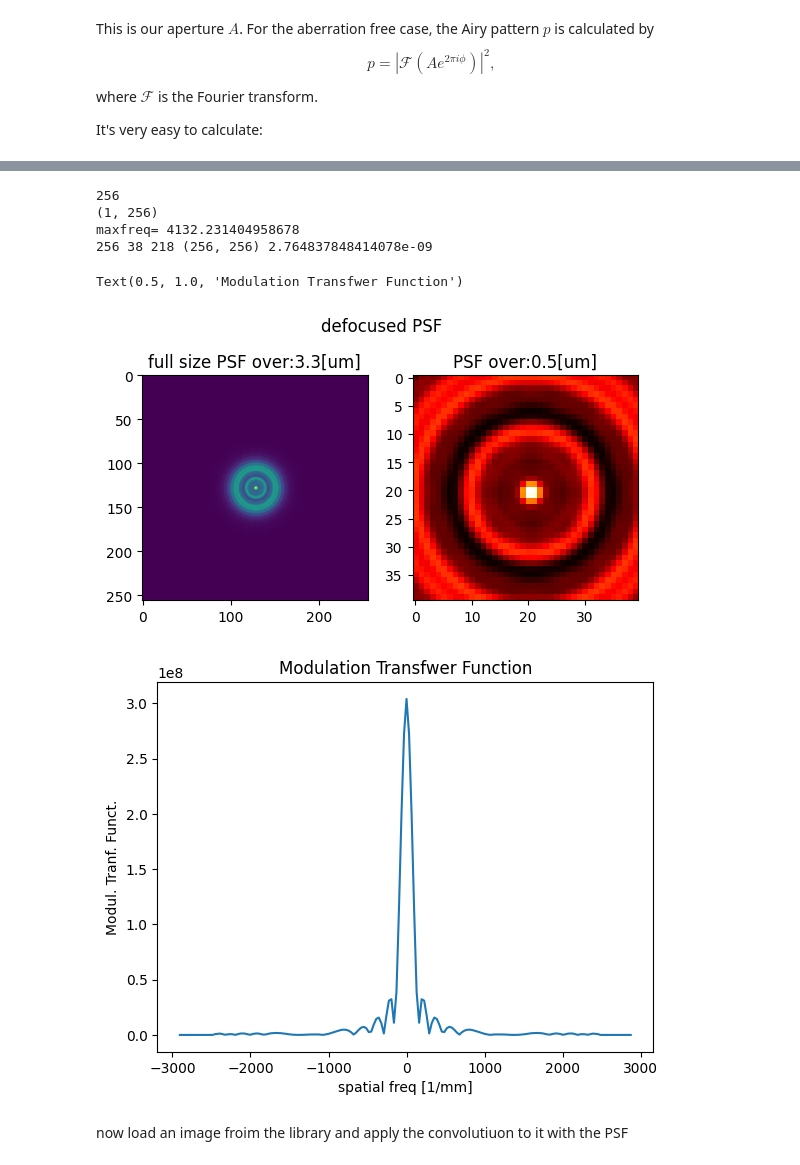
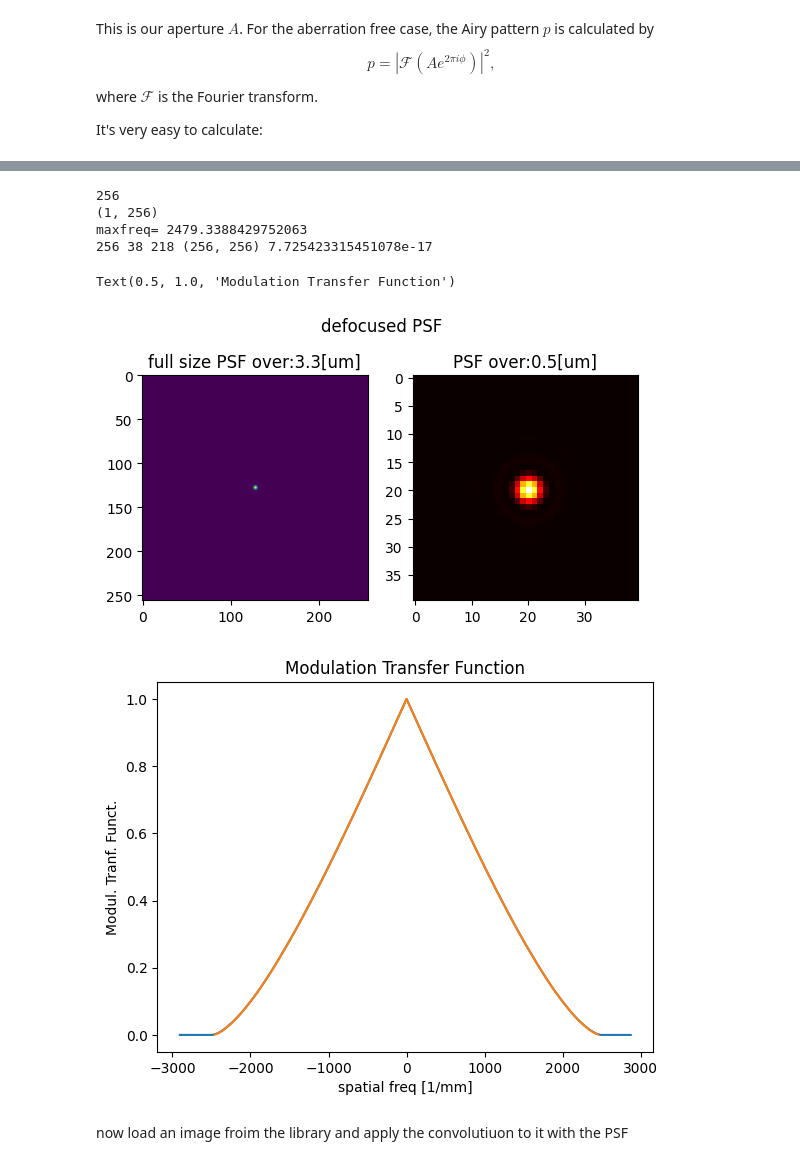
Before and after one commit to Gchirico63/Didattica, a Jupyter notebook: PhysicalPropagation/PSF_Aberrated.ipynb, the cells around one changed output, grey strips where cells are left out. Drawn from its saved outputs; the diff is of its cells as text; code cells hidden in the pictures.

```diff
--- a/PhysicalPropagation/PSF_Aberrated.ipynb
+++ b/PhysicalPropagation/PSF_Aberrated.ipynb
@@ -224,7 +224,7 @@ def Defocus(x,y,wave,R,dR):
 focal   = 22      ### mm
 
 R       = focal ###curvature radius  CHANGE HERE THE PARAMETER TO TRY
-dR      = 0.1 ### defocus parawmeter in mm. TRY TO CHANGE IT HERE
+dR      = 0.0 ### defocus parawmeter in mm. TRY TO CHANGE IT HERE
 
 Complex_defocus = Defocus(xxp,yyp,wave,R,dR)
 print (np.angle(Complex_defocus).max(),xxp.shape,Complex_defocus.shape)
@@ -265,5 +265,11 @@ plt.tight_layout()  # Optimize layout
 # %%
 #### now we compute the airy function or the PSF
+def Ideal_MTF(ucoord, wave,Sprime,diaph):
+  rhom = 2* diaph/wave/Sprime
+  rhoNorm = np.abs(ucoord/rhom)
+  MTF = (2/np.pi)*(np.acos(rhoNorm)-rhoNorm*np.sqrt(1-rhoNorm**2))
+  return MTF
+
 ### use use the defocused pupil that is apD
 
 airy = np.abs(np.fft.fftshift(np.fft.fft2(apD)))**2
@@ -278,41 +284,47 @@ print (sizeL)
 xx,yy     = np.meshgrid(x[0,:],y[0,:])
 dx        = x[0,1]-x[0,0]
 print(xx.shape)
 ############ show it
 F1,A1 = plt.subplots(1,2)
 F1.suptitle('defocused PSF',y=0.85)
 
 A1[0].imshow(defPSF)
 A1[0].set_title('full size PSF over:'+str(np.round(xx.max(),1))+'[um]')
 
 #zoom in
 crop    =   20
 A1[1].imshow(defPSF[a-crop:a+crop,b-crop:b+crop],cmap='hot')
 A1[1].set_title('PSF over:'+str(np.round(xx[0,b-crop:b+crop].max(),1))+'[um]')
 
 ########### comnpute the MTF
 MTF   = np.abs(np.fft.fftshift(np.fft.fft2(defPSF)))
+MTF = MTF/MTF.max()
+
 df = wave*focal/(Mm*pupil_rad*2)
 frequenze   = np.fft.fftshift(np.fft.fftfreq(sizeL,df))
-max_freq  = 2*pupil_rad/focal/wave
-print ('maxfreq=',max_freq)
+MTF_ideal = Ideal_MTF(frequenze,wave,focal,diaph)
+
+max_freq  = 2*diaph/focal/wave
+print ('maxfreq=',max_freq,)
 plt.figure()
 m     =90
 i0    = sizeL//2 - m
 i1    = sizeL//2 + m
 print (sizeL,i0,i1,MTF.shape,MTF[sizeL//2,sizeL//2+m])
 plt.plot(frequenze[i0:i1], MTF[sizeL//2 , i0:i1])
+plt.plot(frequenze[i0:i1], MTF_ideal[i0:i1])
+
 plt.xlabel('spatial freq [1/mm]')
 plt.ylabel('Modul. Tranf. Funct.')
-plt.title('Modulation Transfwer Function')
+plt.title('Modulation Transfer Function')
 # %% [output]
 256
 (1, 256)
-maxfreq= 4132.231404958678
-256 38 218 (256, 256) 2.764837848414078e-09
+maxfreq= 2479.3388429752063
+256 38 218 (256, 256) 7.725423315451078e-17
-Text(0.5, 1.0, 'Modulation Transfwer Function')
+Text(0.5, 1.0, 'Modulation Transfer Function')
-[figure, old version]
+[figure, new version]
-[figure, old version]
+[figure, new version]
 # %% [markdown]
 now load an image froim the library and apply the convolutiuon to it with the PSF
 # %%
```
Also changed, not shown: parts of 2 cells of this notebook.
